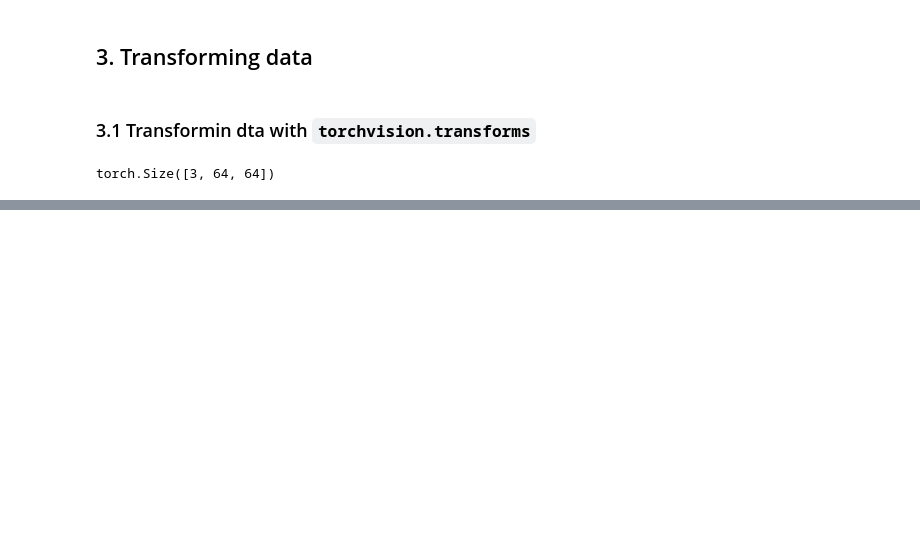
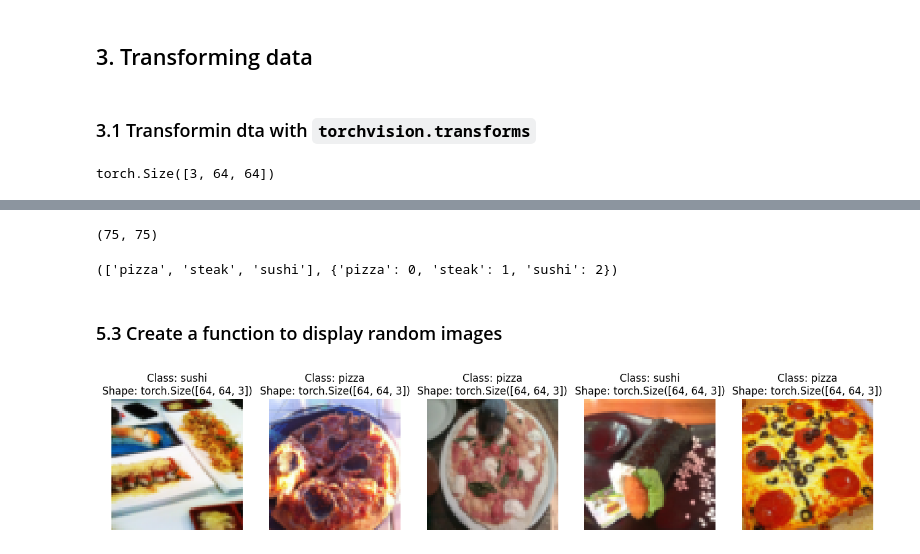
Before and after one commit to miller00315/ia_studies, a Jupyter notebook: pytorch_custom_dataset_computer_vision.ipynb, the cells around one changed output, grey strips where cells are left out. Saved outputs shown, nothing was run; the diff lists cells and outputs as text; code cells hidden in the pictures; blank space fills up the shorter version.

```diff
--- a/pytorch_custom_dataset_computer_vision.ipynb
+++ b/pytorch_custom_dataset_computer_vision.ipynb
@@ -176,0 +442,8 @@ plot_transformed_images(
+# %%
+len(test_data), len(test_data_custom)
+# %% [output]
+(75, 75)
+# %%
+train_data_custom.classes, train_data_custom.class_to_idx
+# %% [output]
+(['pizza', 'steak', 'sushi'], {'pizza': 0, 'steak': 1, 'sushi': 2})
@@ -176,0 +454,2 @@ plot_transformed_images(
+# %% [markdown]
+### 5.3 Create a function to display random images
@@ -176,0 +501,5 @@ plot_transformed_images(
+# %%
+# Disply random images from the ImageFolder
+display_random_images(dataset=train_data, classes=train_data.classes, n=5, seed=42)
+# %% [output]
+[figure, added]
```
Also changed, not shown: parts of 97 cells of this notebook.
